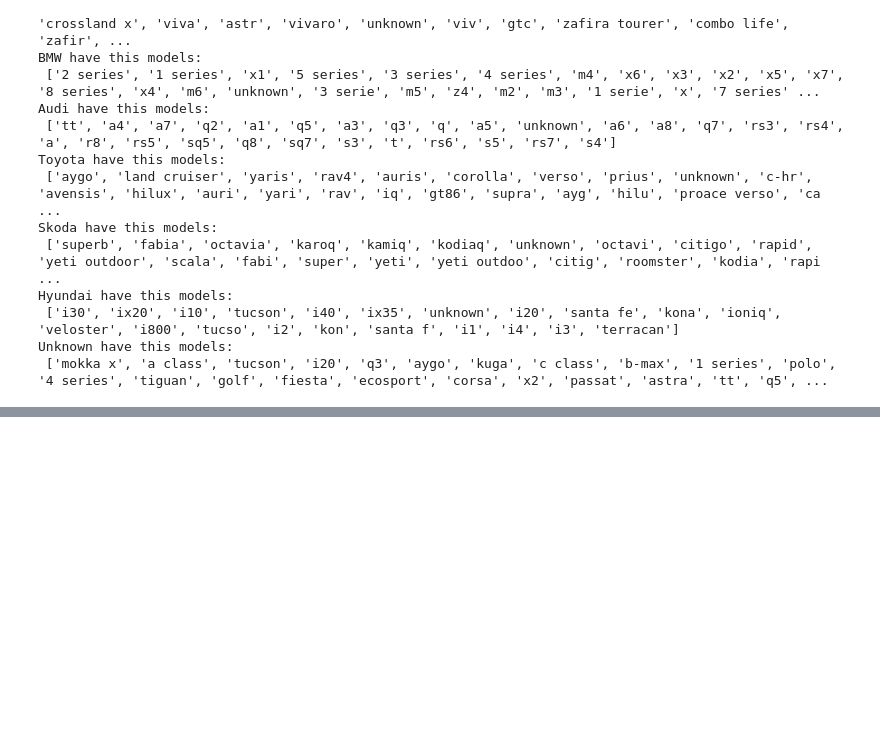
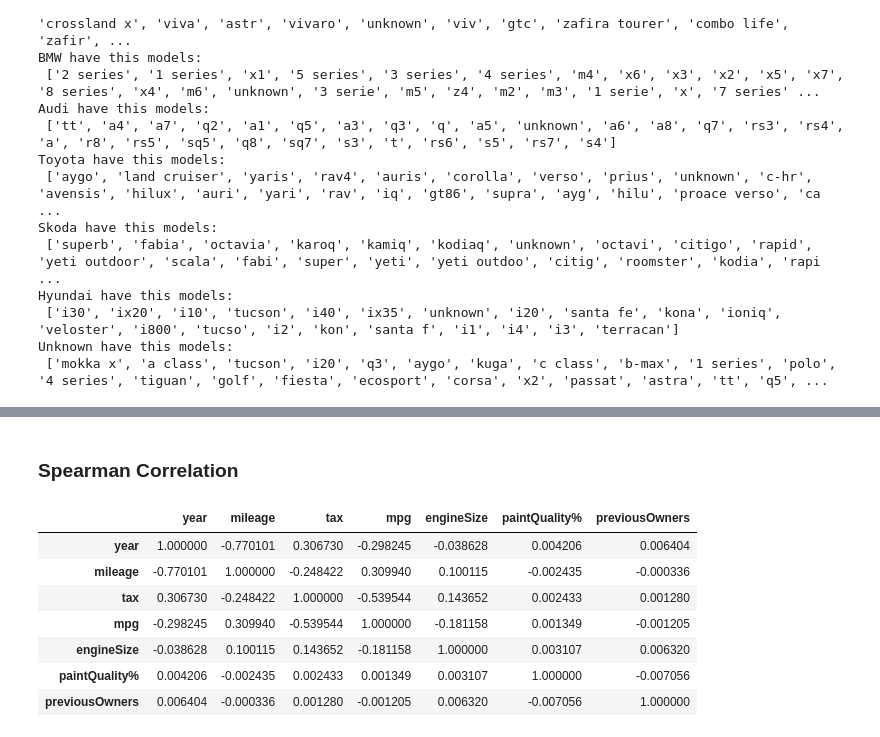
Before and after one commit to bernardorspachecods/ML_Project_25.26, a Jupyter notebook: hold-out.ipynb, the cells around one changed output, grey strips where cells are left out. Saved outputs shown, nothing was run; the diff lists cells and outputs as text; code cells hidden in the pictures; blank space fills up the shorter version.

```diff
--- a/hold-out.ipynb
+++ b/hold-out.ipynb
@@ -447,0 +431,14 @@ dtype: float64
+# %% [markdown]
+### Spearman Correlation
+# %%
+cor_spearman = X_train_num_scaled.corr(method ='spearman')
+cor_spearman
+# %% [output]
+|  | year | mileage | tax | mpg | engineSize | paintQuality% | previousOwners |
+| year | 1.000000 | -0.770101 | 0.306730 | -0.298245 | -0.038628 | 0.004206 | 0.006404 |
+| mileage | -0.770101 | 1.000000 | -0.248422 | 0.309940 | 0.100115 | -0.002435 | -0.000336 |
+| tax | 0.306730 | -0.248422 | 1.000000 | -0.539544 | 0.143652 | 0.002433 | 0.001280 |
+| mpg | -0.298245 | 0.309940 | -0.539544 | 1.000000 | -0.181158 | 0.001349 | -0.001205 |
+| engineSize | -0.038628 | 0.100115 | 0.143652 | -0.181158 | 1.000000 | 0.003107 | 0.006320 |
+| paintQuality% | 0.004206 | -0.002435 | 0.002433 | 0.001349 | 0.003107 | 1.000000 | -0.007056 |
+| previousOwners | 0.006404 | -0.000336 | 0.001280 | -0.001205 | 0.006320 | -0.007056 | 1.000000 |
```
Also changed, not shown: parts of 26 cells of this notebook.
